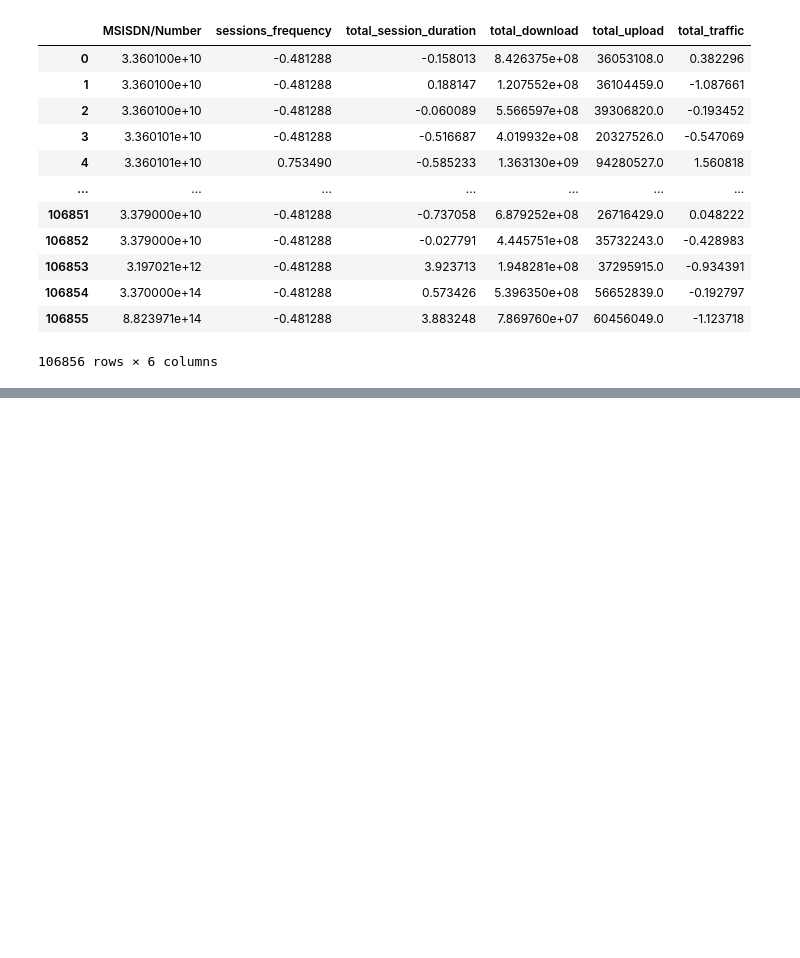
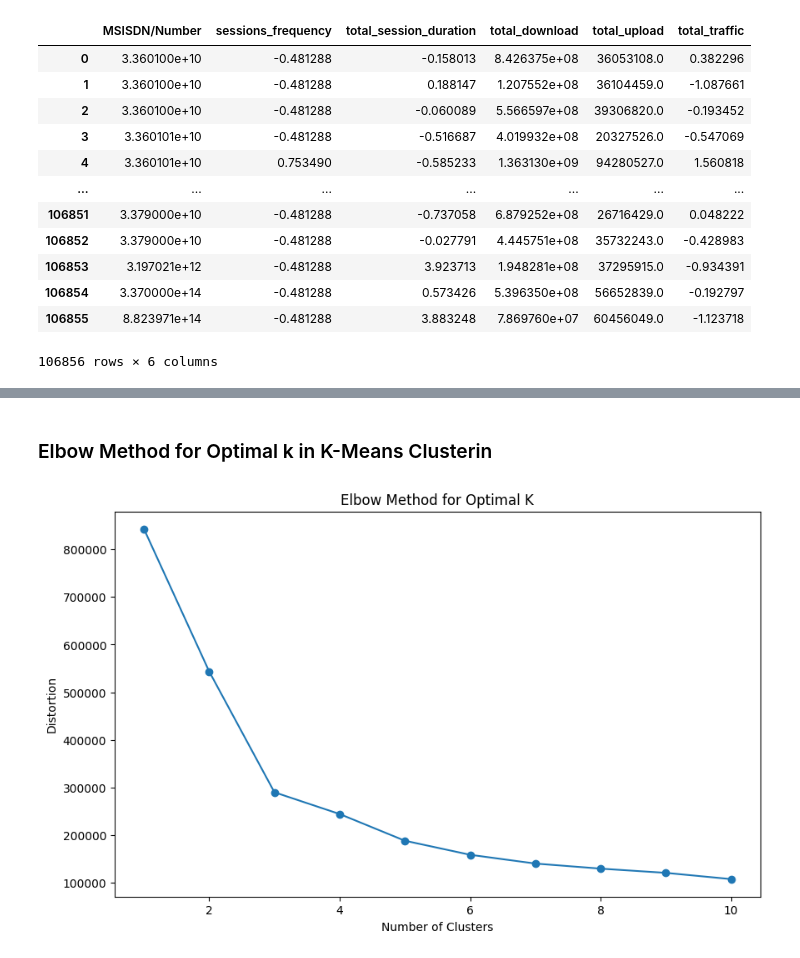
Before and after one commit to fsefu/customer-insights-analytics, a Jupyter notebook: notebooks/engagement_analysis.ipynb, the cells around one changed output, grey strips where cells are left out. Saved outputs shown, nothing was run; the diff lists cells and outputs as text; code cells hidden in the pictures; blank space fills up the shorter version.

```diff
--- a/notebooks/engagement_analysis.ipynb
+++ b/notebooks/engagement_analysis.ipynb
@@ -101,14 +109,7 @@ user_engagement.normalize_metrics(engagement_metrics)
 | 106855 | 8.823971e+14 | -0.481288 | 3.883248 | 7.869760e+07 | 60456049.0 | -1.123718 |
 106856 rows × 6 columns
 # %%
-telegram_engagement_analysis = TelecomEngagementAnalysis(cleaned_df)
+telecom_engagement_analysis = TelecomEngagementAnalysis(cleaned_df)
 
 # Perform analysis
-agg_data = telegram_engagement_analysis.aggregate_metrics_by_customer()
-top_customers = telegram_engagement_analysis.top_customers_by_metric('Total DL (Bytes)')
-normalized_data = telegram_engagement_analysis.normalize_metrics()
-clustered_data = telegram_engagement_analysis.k_means_clustering()
-cluster_stats = telegram_engagement_analysis.compute_cluster_statistics()
-telegram_engagement_analysis.elbow_method()
-top_youtube_users = telegram_engagement_analysis.top_users_by_application('Youtube DL (Bytes)')
-telegram_engagement_analysis.plot_top_applications()
+agg_data = telecom_engagement_analysis.aggregate_metrics_by_customer()
@@ -117,0 +160,6 @@ telegram_engagement_analysis.plot_top_applications()
+# %% [markdown]
+### Elbow Method for Optimal k in K-Means Clusterin
+# %%
+telecom_engagement_analysis.elbow_method(max_k=10)
+# %% [output]
+[figure, added]
```
Also changed, not shown: parts of 14 cells of this notebook, 1 other file.
